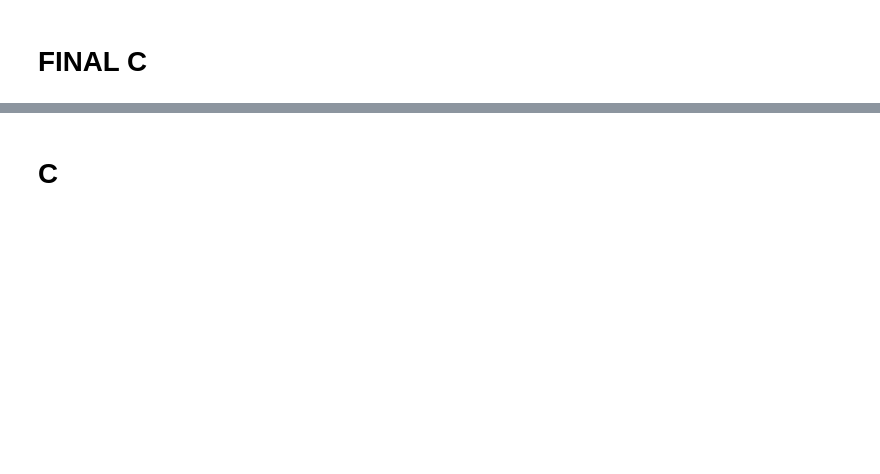
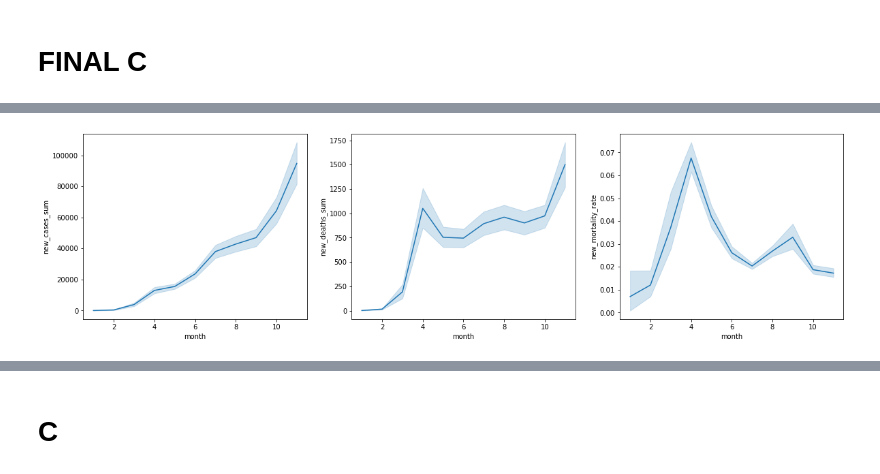
Before and after one commit to NikosSpyropoulos/Covid19-Research, a Jupyter notebook: Question4.ipynb, the cells around one changed output, grey strips where cells are left out. Drawn from its saved outputs; the diff is of its cells as text; code cells hidden in the pictures; blank space fills up the shorter version.

```diff
--- a/Question4.ipynb
+++ b/Question4.ipynb
@@ -548,0 +570,80 @@ ValueError: Could not interpret value `new_mortality_rate` for parameter `y`
+# %%
+import numpy as np
+import pandas as pd #The pandas library
+from pandas import Series, DataFrame #Main pandas data structures
+import matplotlib.pyplot as plt #main plotting tool for python
+import matplotlib as mpl
+import seaborn as sns #A more fancy plotting library
+pd.options.mode.chained_assignment = None  # default='warn'
+import scipy as sp #library for scientific computations
+from scipy import stats #The statistics part of the library
+from numpy import median
+from numpy import mean
+from datetime import datetime #For handling dates
+import math
+from texttable import Texttable
+
+def get_month(row):
+    return row.date.month
+
+myDf = pd.read_csv('owid-covid-data.csv')
+covid_perDay_df = myDf[['new_cases', 'new_deaths'
+                        ,'date','continent']]
+
+# new_mortality_rate =covid_perDay_df.new_deaths/covid_perDay_df.new_cases
+
+covid_perDay_df =covid_perDay_df.dropna(axis = 0, how = 'any') #throw rows with nan values
+
+covid_perDay_df.date = covid_perDay_df.date.apply(lambda d: datetime.strptime(d, "%Y-%m-%d"))
+
+# date_series = covid_perDay_df.date #this is our dates
+
+# covid_perDay_df.index = covid_perDay_df.date #make the index date
+
+covid_perDay_df['month'] = covid_perDay_df.apply(get_month,axis = 1) #split to months
+
+covid_perDay_df = covid_perDay_df[covid_perDay_df.date != '2019-12-31'] # we dont want the rows with date = 2019-12-31
+
+covid_perDay_df = covid_perDay_df.sort_values(by = 'month', ascending =True) #sort dates from 01/2020 - 11/2020
+
+newDataContinet =[]
+t=True
+for cont, cont_data in covid_perDay_df.groupby("continent"):
+    dataCont=[]
+
+    current_cont_df = pd.DataFrame(cont_data)
+    current_cont_df
+    for d, date_data in current_cont_df.groupby("date"):
+
+        new_deaths_sum = date_data.new_deaths.sum()
+
+        new_cases_sum = date_data.new_cases.sum()
+
+        if(new_cases_sum==0):
+            new_mortality_rate = 0
+        else: new_mortality_rate=new_deaths_sum/new_cases_sum
+
+        data = [d,cont, new_deaths_sum, new_cases_sum, new_mortality_rate]
+
+        #print(data)
+
+        newDataContinet.append(data)
+
+newDataContinet_df = pd.DataFrame(newDataContinet, columns = ['date','continent',
+                                                              'new_deaths_sum','new_cases_sum',
+                                                              'new_mortality_rate'])
+
+
+newDataContinet_df['month'] = newDataContinet_df.apply(get_month,axis = 1)
+newDataContinet_df = newDataContinet_df.sort_values(by = 'month', ascending =True)
+newDataContinet_df
+
+fig, ax = plt.subplots(1,3, figsize=(20,5))
+sns.lineplot(x='month', y = 'new_cases_sum',  data = newDataContinet_df, estimator=mean, ax=ax[0])
+sns.lineplot(x='month', y = 'new_deaths_sum',  data = newDataContinet_df, estimator=mean, ax=ax[1])
+sns.lineplot(x='month', y = 'new_mortality_rate', data = newDataContinet_df, estimator=mean, ax=ax[2])
+fig, ax = plt.subplots(1,3, figsize=(20,5))
+sns.lineplot(x='month', y = 'new_cases_sum', hue='continent', data = newDataContinet_df, estimator=mean, ax=ax[0])
+sns.lineplot(x='month', y = 'new_deaths_sum', hue='continent', data = newDataContinet_df, estimator=mean, ax=ax[1])
+sns.lineplot(x='month', y = 'new_mortality_rate', hue='continent',data = newDataContinet_df, estimator=mean, ax=ax[2])
+# %% [output]
@@ -548,0 +651 @@ ValueError: Could not interpret value `new_mortality_rate` for parameter `y`
+[figure, added]
```
Also changed, not shown: parts of 44 cells of this notebook.
